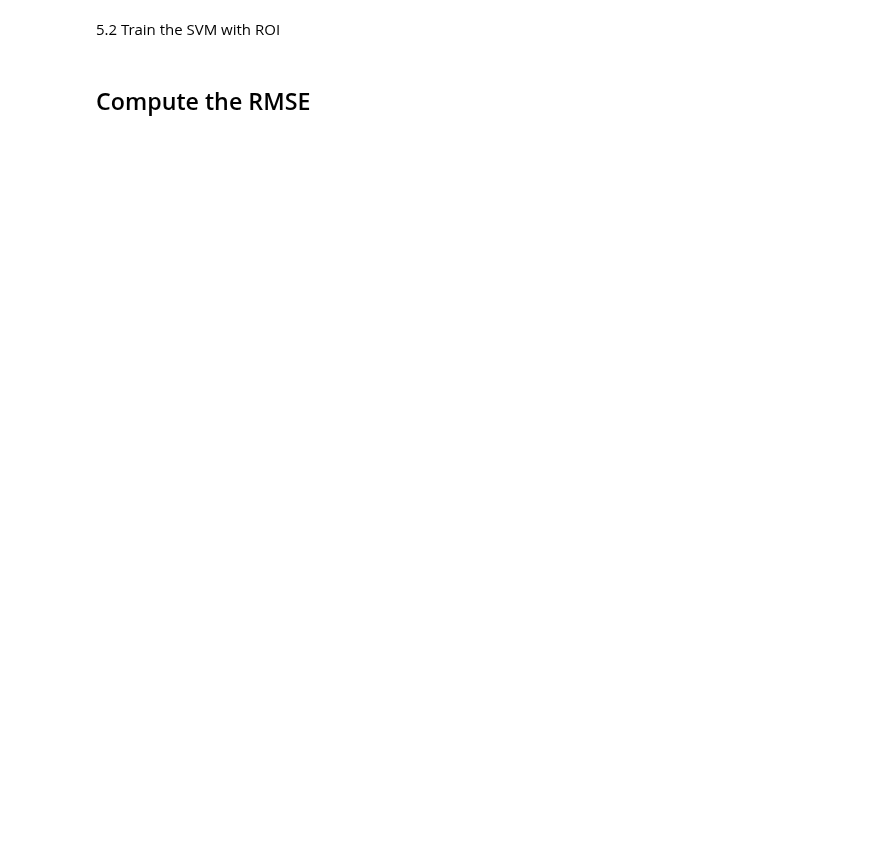
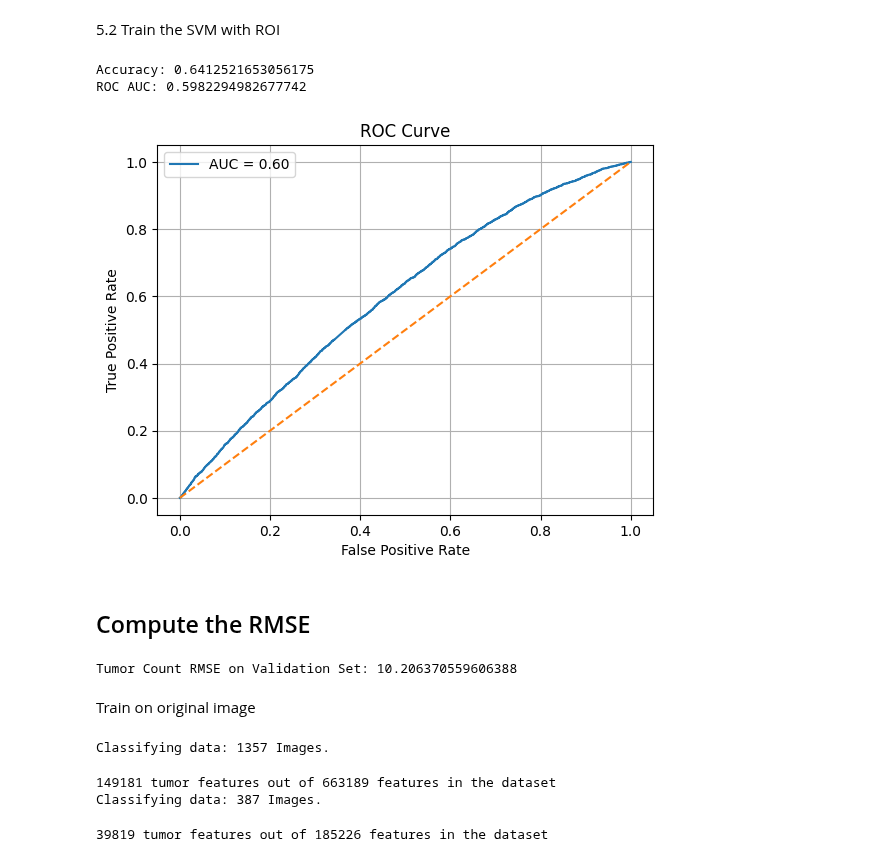
Before and after one commit to wangelam/ecse415Final, a Jupyter notebook: TumorCount_ROISVM.ipynb, the cells around one changed output. Drawn from its saved outputs; the diff is of its cells as text; code cells hidden in the pictures; blank space fills up the shorter version.

Commit message:
fixed tumor count, train on original, misclassifications

```diff
--- a/TumorCount_ROISVM.ipynb
+++ b/TumorCount_ROISVM.ipynb
@@ -25,7 +26,7 @@ Load Source Dataset (done locally)
 # %%
 np.set_printoptions(threshold=sys.maxsize)
 # %%
-path = '/content/drive/MyDrive/QC'
+path = os.path.join('.', 'QC')
 rgb_dir = os.path.join(path, "rgb")
 mask_dir = os.path.join(path, "mask")
 csv_dir = os.path.join(path, "csv")
@@ -575,23 +600,13 @@ def featuresClassify(imageName, doSIFT=True, visualize=False):
 Classify features, get train and test x and y sets
 # %%
 # extract and classify features for all images in dataset
-def classifyData(data):
+def classifyData(data, doMask=True):
     print(f'Classifying data: {len(data)} Images.')
     setLabels = []
     setFeatures = []
-    for name in data:
-        l, f = featuresClassify(name)
+    for name in tqdm(data):
+        l, f, kp = featuresClassify(name, doMask=doMask)
         setLabels.extend(l)
         setFeatures.extend(f)
     print(f"{setLabels.count('tumor')} tumor features out of {len(setLabels)} features in the dataset")
-    return setFeatures, setLabels
-
-# classify train data
-trainFeatures, trainLabels = classifyData(train_data)
-xTrain = trainFeatures
-yTrain = ['non_tumor' if label != 'tumor' else label for label in trainLabels]
-
-# classify val data
-valFeatures, valLabels = classifyData(val_data)
-xVal = valFeatures
-yVal = ['non_tumor' if label != 'tumor' else label for label in valLabels]
+    return setFeatures, setLabels, kp
@@ -602,0 +613,11 @@ Classifying data: 409 Images.
+# %%
+## FROM MASKED IMAGE
+# classify train data
+trainFeatures, trainLabels, trainkp = classifyData(train_data, doMask=True)
+xTrain = trainFeatures
+yTrain = ['non_tumor' if label != 'tumor' else label for label in trainLabels]
+
+# classify val data
+valFeatures, valLabels, valkp = classifyData(val_data, doMask=True)
+xVal = valFeatures
+yVal = ['non_tumor' if label != 'tumor' else label for label in valLabels]
@@ -603,12 +629,7 @@ Classifying data: 409 Images.
 # %% [markdown]
 5.2 Train the SVM with ROI
 # %%
-from sklearn.svm import SVC
-from sklearn.utils import resample
-from sklearn.metrics import accuracy_score, roc_auc_score, roc_curve
-
-def downsample(x, y, rate=0.05):
-
+def downsample(x, y, rate=0.02):
     x = np.array(x)
     y = np.array([1 if label == "tumor" else 0 for label in y])  # binarize
 
@@ -632,32 +653,35 @@ def downsample(x, y, rate=0.05):
     y_down = np.array([1]*samples_per_class + [0]*samples_per_class)
 
     return x_down, y_down
 
+# train the SVM
 xTrain_bal, yTrain_bal = downsample(xTrain, yTrain)
-
 
 clf = SVC(kernel='rbf', probability=True, random_state=42)
 clf.fit(xTrain_bal, yTrain_bal)
 
 y_pred = clf.predict(xVal)
 y_proba = clf.predict_proba(xVal)[:, 1]
-
 
 yVal_bin = np.array([1 if label == "tumor" else 0 for label in yVal])
 
 acc = accuracy_score(yVal_bin, y_pred)
 print("Accuracy:", acc)
 
 roc_auc = roc_auc_score(yVal_bin, y_proba)
 print("ROC AUC:", roc_auc)
 
 fpr, tpr, _ = roc_curve(yVal_bin, y_proba)
 plt.figure()
 plt.plot(fpr, tpr, label=f"AUC = {roc_auc:.2f}")
 plt.plot([0, 1], [0, 1], '--')
 plt.xlabel("False Positive Rate")
 plt.ylabel("True Positive Rate")
 plt.title("ROC Curve")
 plt.legend()
 plt.grid()
 plt.show()
+# %% [output]
+Accuracy: 0.6412521653056175
+ROC AUC: 0.5982294982677742
+[figure, added]
@@ -703,0 +757,28 @@ print("Tumor Count RMSE on Validation Set:", rmse)
+# %%
+rmse1, trueCount1, predCount1 = calcRMSE(clf)
+
+# print(f'avg num tumors: {sum(trueCount1)/len(trueCount1)}')
+# print(sum(trueCount1))
+# print(sum(predCount1))
+# print(trueCount1)
+# print(predCount1)
+# %% [output]
+Tumor Count RMSE on Validation Set: 10.206370559606388
+# %% [markdown]
+Train on original image
+# %%
+## FROM ORIGINAL IMAGE
+# train
+oriFeaturesTrain, oriLabelsTrain, orikpTrain = classifyData(train_data, doMask=False)
+orixTrain = oriFeaturesTrain
+oriyTrain = ['non_tumor' if label != 'tumor' else label for label in oriLabelsTrain]
+
+# val
+oriFeaturesVal, oriLabelsVal, orikpVal = classifyData(val_data, doMask=False)
+orixVal = oriFeaturesVal
+oriyVal = ['non_tumor' if label != 'tumor' else label for label in oriLabelsVal]
+# %% [output]
+Classifying data: 1357 Images.
+149181 tumor features out of 663189 features in the dataset
+Classifying data: 387 Images.
+39819 tumor features out of 185226 features in the dataset
```
Also changed, not shown: parts of 13 cells of this notebook.
